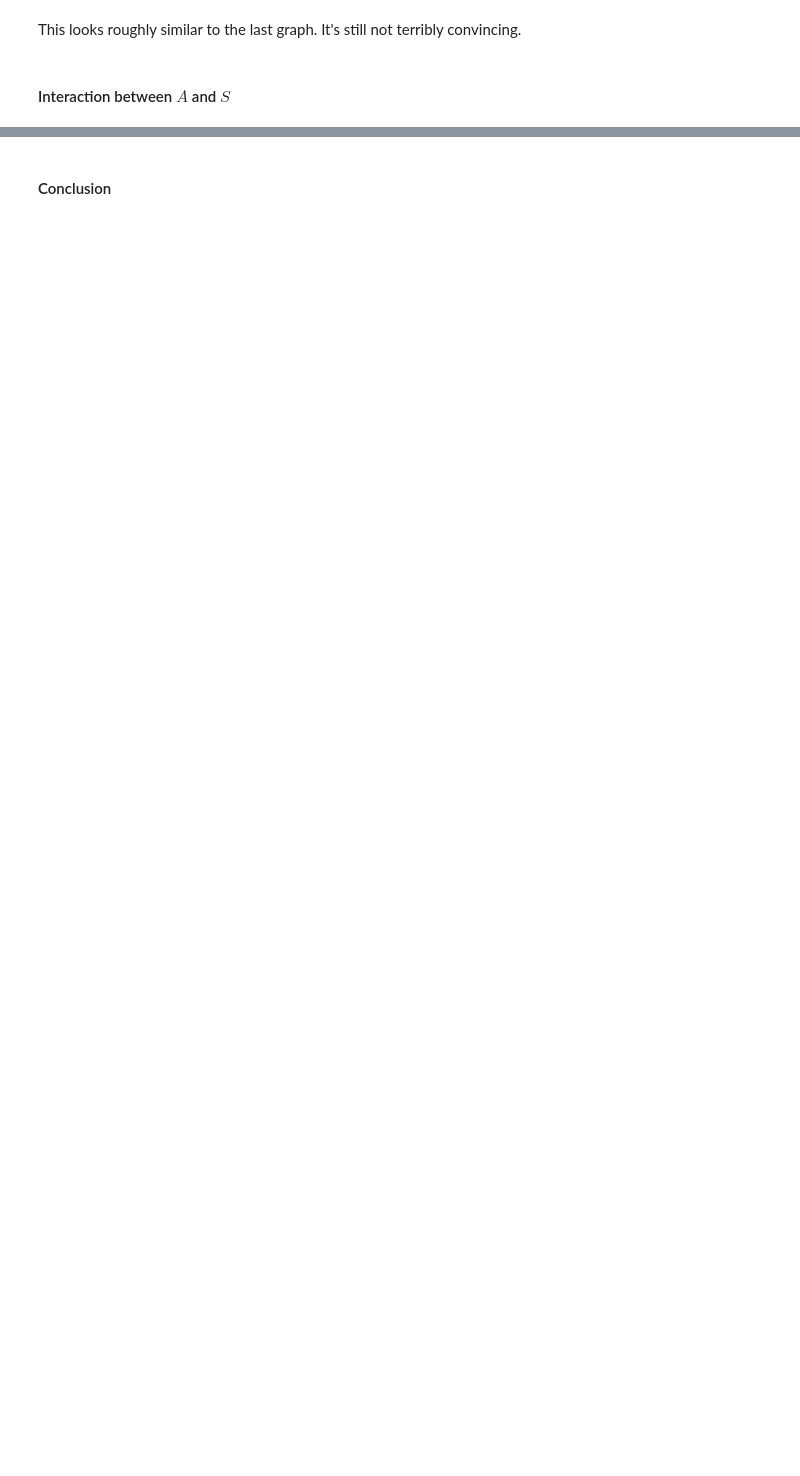
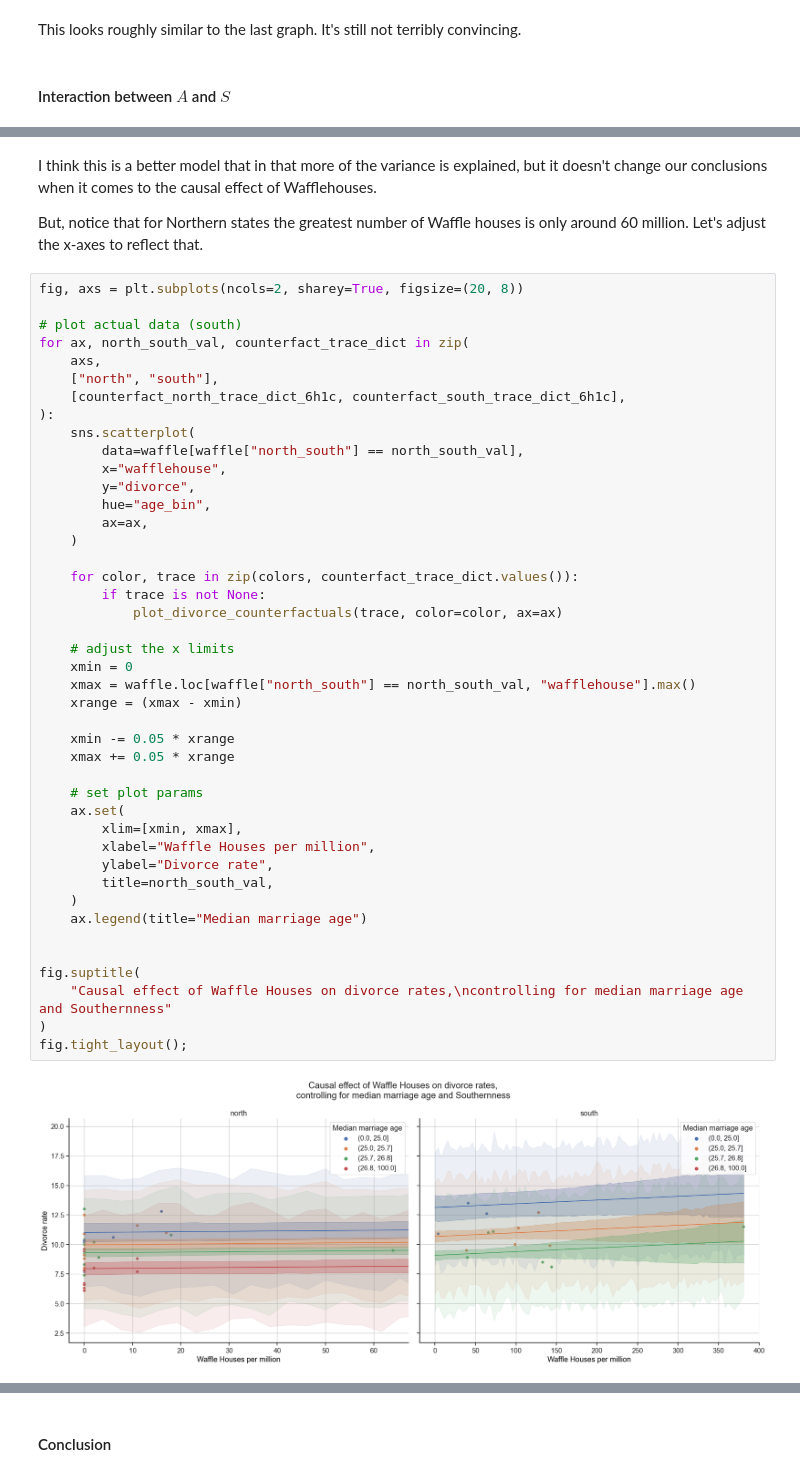
Before and after one commit to chris-leonard/statistical-rethinking, a Jupyter notebook: exercises/chapter_6.ipynb, the cells around one changed output, grey strips where cells are left out. Saved outputs shown, nothing was run; the diff lists cells and outputs as text; blank space fills up the shorter version.

```diff
--- a/exercises/chapter_6.ipynb
+++ b/exercises/chapter_6.ipynb
@@ -995,0 +1148,50 @@ I'm particularly suspicious of those large posteriors for the interaction coeffi
+# %% [markdown]
+I think this is a better model that in that more of the variance is explained, but it doesn't change our conclusions when it comes to the causal effect of Wafflehouses.
+
+But, notice that for Northern states the greatest number of Waffle houses is only around 60 million.
+Let's adjust the x-axes to reflect that.
+# %%
+fig, axs = plt.subplots(ncols=2, sharey=True, figsize=(20, 8))
+
+# plot actual data (south)
+for ax, north_south_val, counterfact_trace_dict in zip(
+    axs,
+    ["north", "south"],
+    [counterfact_north_trace_dict_6h1c, counterfact_south_trace_dict_6h1c],
+):
+    sns.scatterplot(
+        data=waffle[waffle["north_south"] == north_south_val],
+        x="wafflehouse",
+        y="divorce",
+        hue="age_bin",
+        ax=ax,
+    )
+
+    for color, trace in zip(colors, counterfact_trace_dict.values()):
+        if trace is not None:
+            plot_divorce_counterfactuals(trace, color=color, ax=ax)
+
+    # adjust the x limits
+    xmin = 0
+    xmax = waffle.loc[waffle["north_south"] == north_south_val, "wafflehouse"].max()
+    xrange = (xmax - xmin)
+
+    xmin -= 0.05 * xrange
+    xmax += 0.05 * xrange
+
+    # set plot params
+    ax.set(
+        xlim=[xmin, xmax],
+        xlabel="Waffle Houses per million",
+        ylabel="Divorce rate",
+        title=north_south_val,
+    )
+    ax.legend(title="Median marriage age")
+
+
+fig.suptitle(
+    "Causal effect of Waffle Houses on divorce rates,\ncontrolling for median marriage age and Southernness"
+)
+fig.tight_layout();
+# %% [output]
+[figure, added]
```
Also changed, not shown: parts of 51 cells of this notebook, 1 other file.
